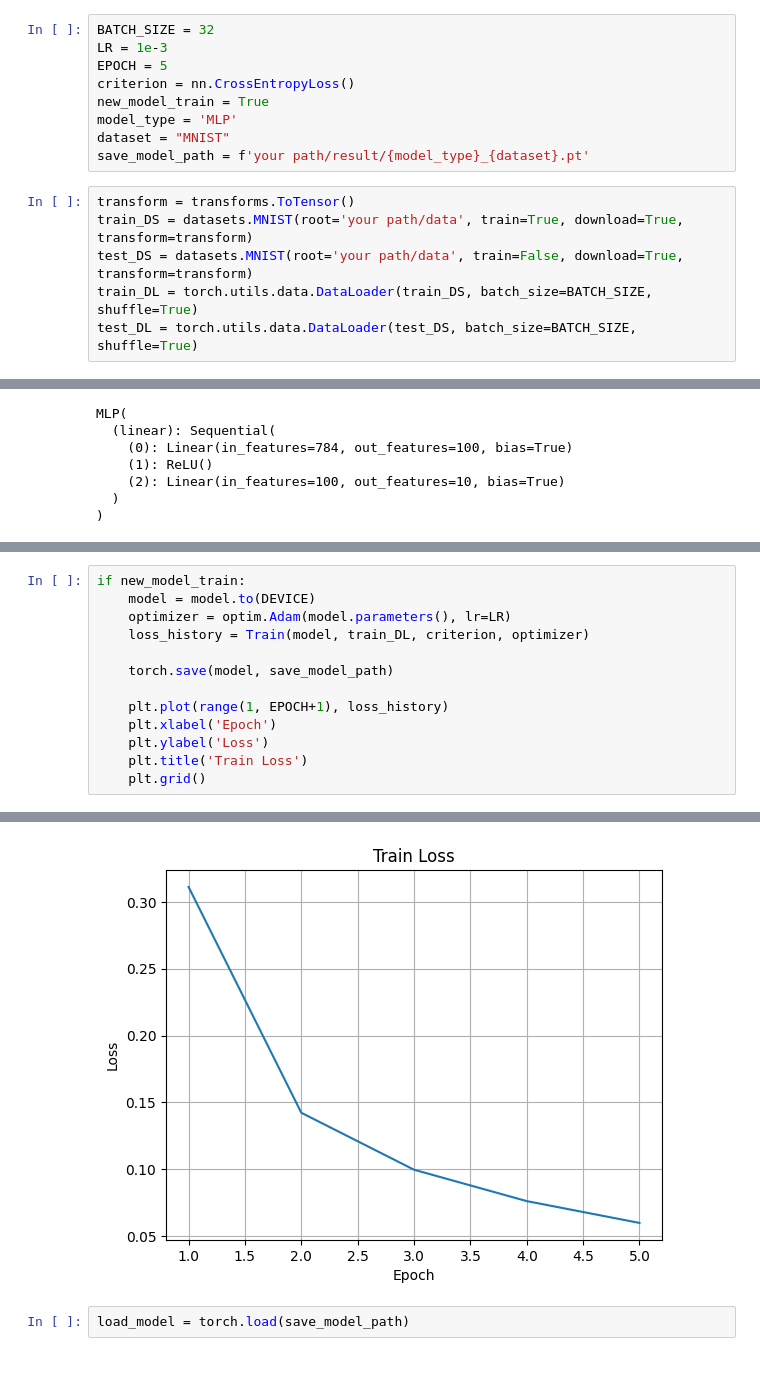
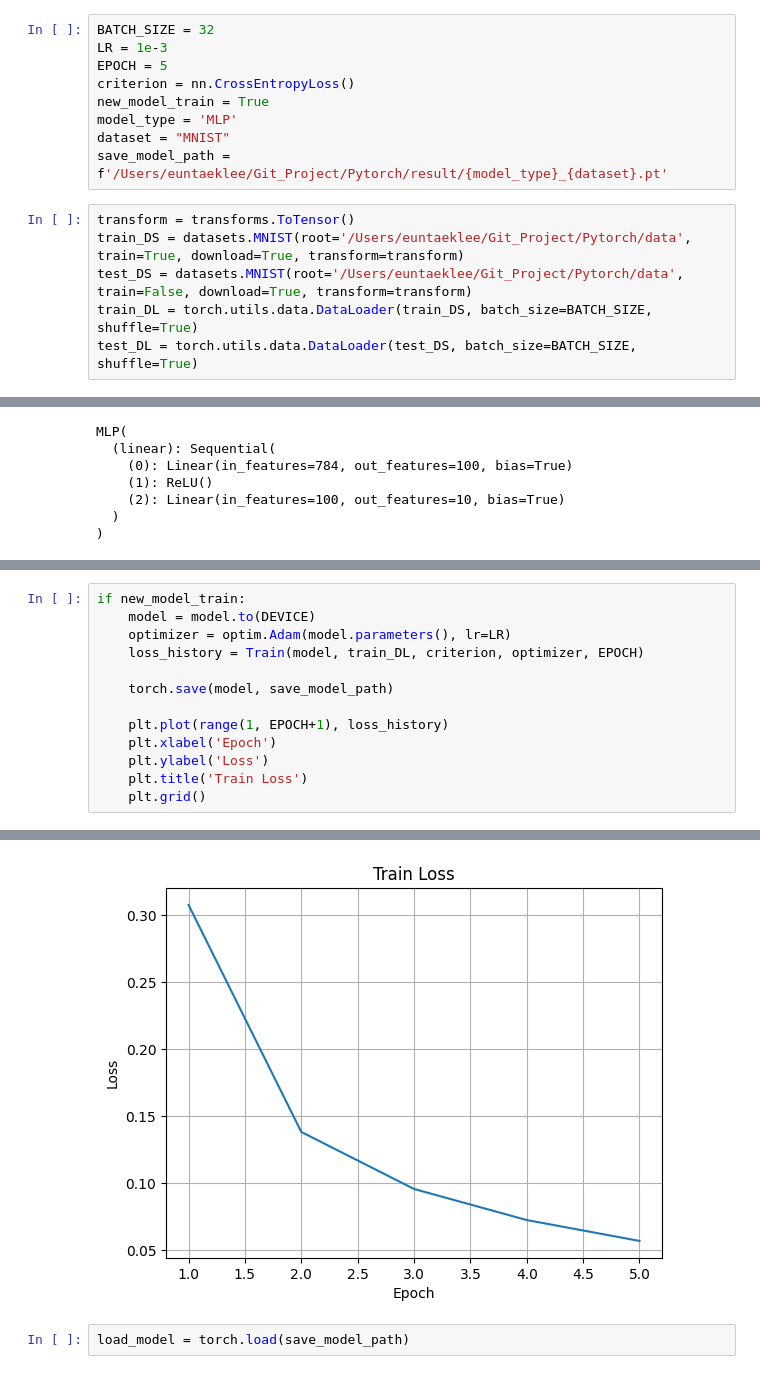
Before and after one commit to hoya9802/Pytorch, a Jupyter notebook: ShortVersion_of_MC.ipynb, the cells around one changed output, grey strips where cells are left out. Drawn from its saved outputs; the diff is of its cells as text.

```diff
--- a/ShortVersion_of_MC.ipynb
+++ b/ShortVersion_of_MC.ipynb
@@ -21,11 +22,11 @@ criterion = nn.CrossEntropyLoss()
 new_model_train = True
 model_type = 'MLP'
 dataset = "MNIST"
-save_model_path = f'your path/result/{model_type}_{dataset}.pt'
+save_model_path = f'/Users/euntaeklee/Git_Project/Pytorch/result/{model_type}_{dataset}.pt'
 # %%
 transform = transforms.ToTensor()
-train_DS = datasets.MNIST(root='your path/data', train=True, download=True, transform=transform)
-test_DS = datasets.MNIST(root='your path/data', train=False, download=True, transform=transform)
+train_DS = datasets.MNIST(root='/Users/euntaeklee/Git_Project/Pytorch/data', train=True, download=True, transform=transform)
+test_DS = datasets.MNIST(root='/Users/euntaeklee/Git_Project/Pytorch/data', train=False, download=True, transform=transform)
 train_DL = torch.utils.data.DataLoader(train_DS, batch_size=BATCH_SIZE, shuffle=True)
 test_DL = torch.utils.data.DataLoader(test_DS, batch_size=BATCH_SIZE, shuffle=True)
 # %%
@@ -115,7 +58,7 @@ def count_params(model):
 if new_model_train:
     model = model.to(DEVICE)
     optimizer = optim.Adam(model.parameters(), lr=LR)
-    loss_history = Train(model, train_DL, criterion, optimizer)
+    loss_history = Train(model, train_DL, criterion, optimizer, EPOCH)
 
     torch.save(model, save_model_path)
 
@@ -137,5 +80,5 @@ Epoch: 5, Train Loss: 0.06
 ------------------------------
-[figure, old version]
+[figure, new version]
 # %%
 load_model = torch.load(save_model_path)
 # %%
```
Also changed, not shown: parts of 5 cells of this notebook, 2 other files.
